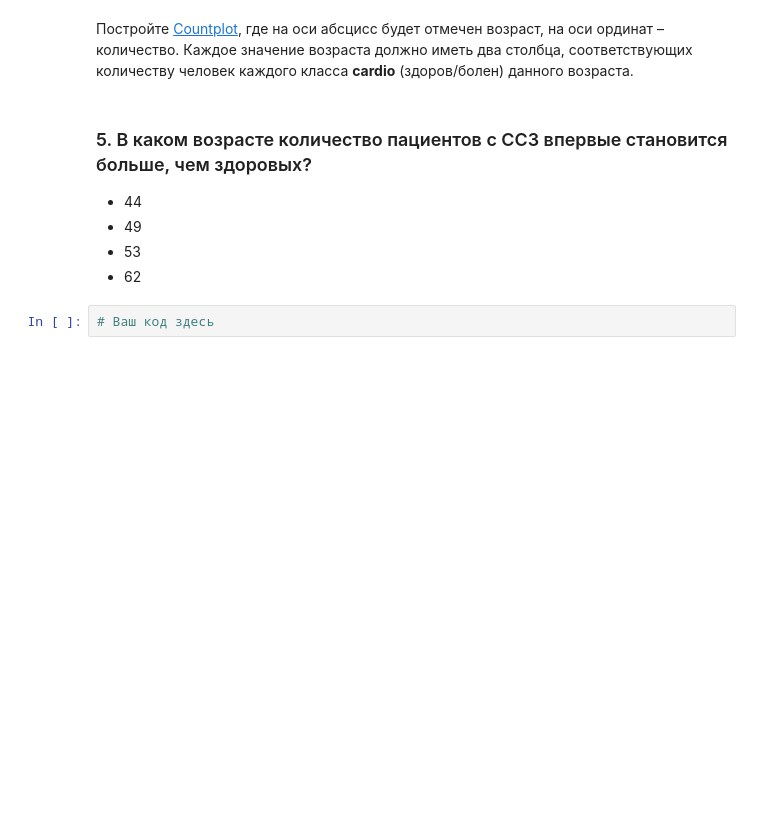
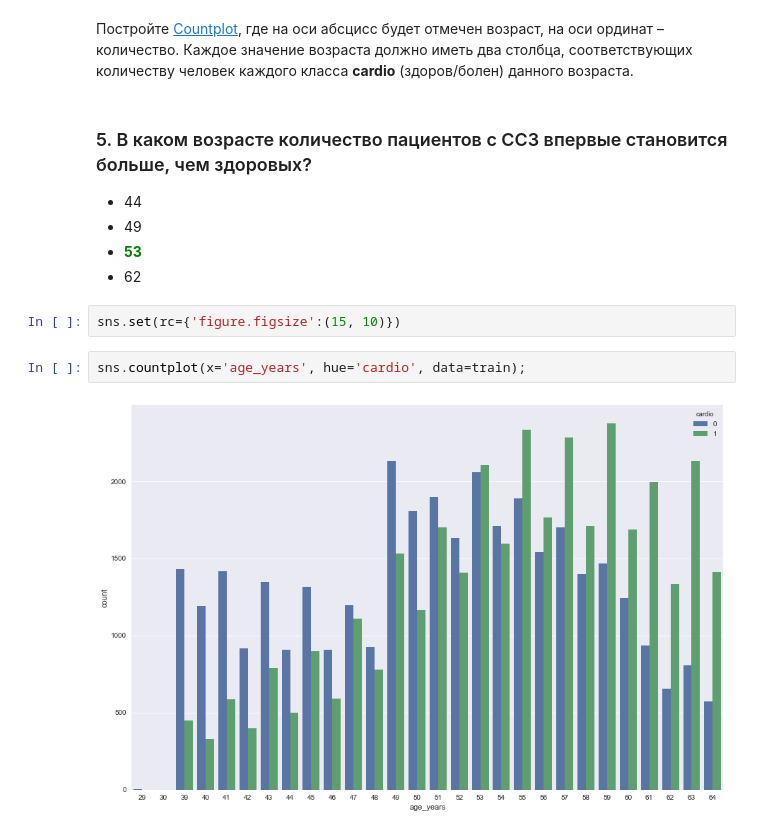
Before and after one commit to ivan-magda/mlcourse_open_homeworks, a Jupyter notebook: hw2_session3_visual_data_analysis.ipynb, the cells around one changed output. Cells and saved outputs as stored; diff of their text form; blank space fills up the shorter version.

```diff
--- a/hw2_session3_visual_data_analysis.ipynb
+++ b/hw2_session3_visual_data_analysis.ipynb
@@ -347,7 +365,11 @@ train['age_years'] = (train['age'] // 365.25).astype(int)
 ### 5. В каком возрасте количество пациентов с ССЗ  впервые становится больше, чем здоровых?
 - 44
 - 49
-- 53
+- **<font color='green'>53</font>**
 - 62
-# %%
-# Ваш код здесь
+# %%
+sns.set(rc={'figure.figsize':(15, 10)})
+# %%
+sns.countplot(x='age_years', hue='cardio', data=train);
+# %% [output]
+[figure, added]
```
Also changed, not shown: parts of 6 cells of this notebook.
